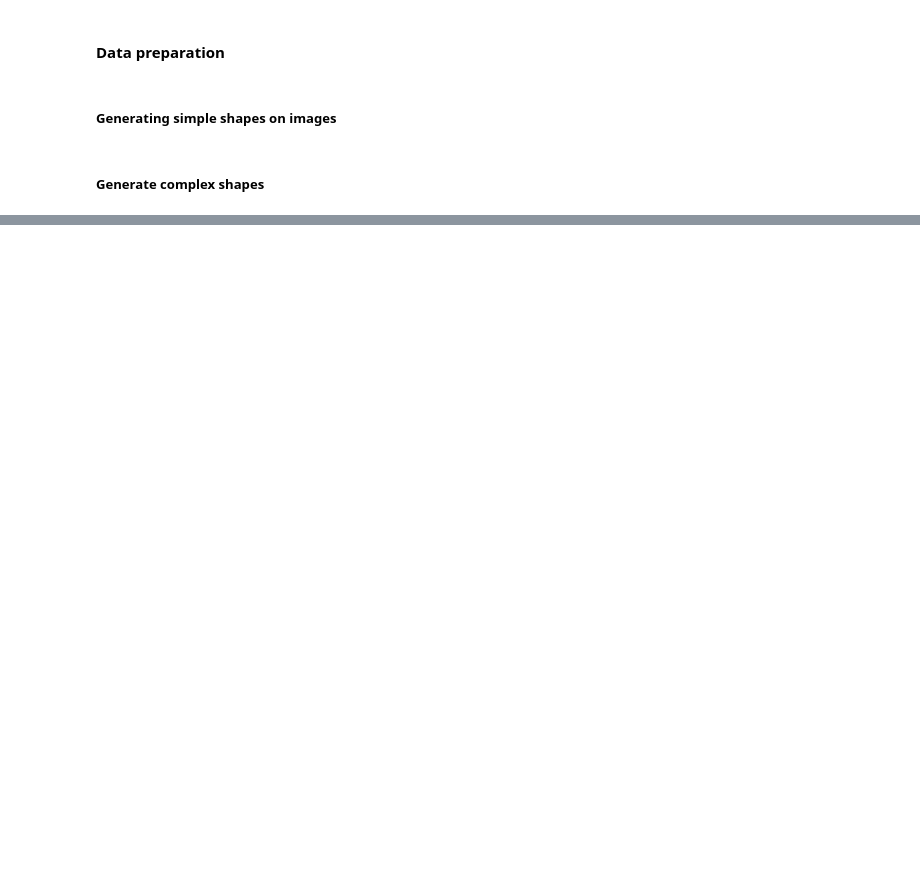
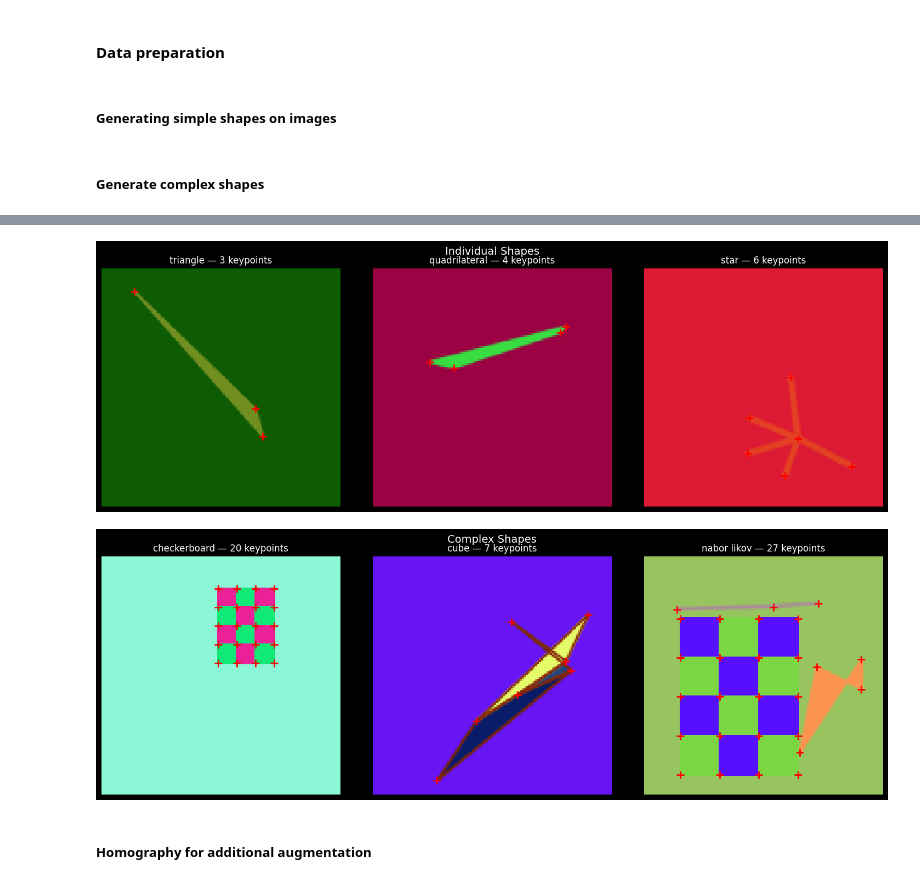
Before and after one commit to korunoskandrea/RV, a Jupyter notebook: vaja_02/detecting_points.ipynb, the cells around one changed output, grey strips where cells are left out. Drawn from its saved outputs; the diff is of its cells as text; code cells hidden in the pictures; blank space fills up the shorter version.

```diff
--- a/vaja_02/detecting_points.ipynb
+++ b/vaja_02/detecting_points.ipynb
@@ -13,20 +14,18 @@ def random_color() -> Tuple[int, int, int]:
     return random.randint(0, 255), random.randint(0, 255), random.randint(0, 255)
 
 
-def sufficient_contrast(c1: Tuple, c2: Tuple,
-                        threshold: int = 60) -> bool:  # checking if 2 colors are diff enough to be visible
+def sufficient_contrast(c1: Tuple, c2: Tuple, threshold: int = 60) -> bool:
     return sum(abs(int(a) - int(b)) for a, b in zip(c1, c2)) > threshold
 
 
-def contrasting_color(background_color: Tuple,
-                      threshold: int = 60) -> Tuple:  # generating a color that is diff enough with the bg colot
+def contrasting_color(background_color: Tuple, threshold: int = 60) -> Tuple:
     for _ in range(100):
         color = random_color()
         if sufficient_contrast(color, background_color, threshold):
             return color
     return tuple((x + 128) % 256 for x in background_color)
 # %%
-def drawing_triangle(image: np.ndarray, background_color: Tuple) -> List[Tuple[int, int]]:
+def draw_triangle(image: np.ndarray, background_color: Tuple) -> List[Tuple[int, int]]:
     height, width = image.shape[:2]
     points = [(random.randint(10, width - 10), random.randint(10, height - 10)) for _ in range(3)]
     point_array = np.array(points, dtype=np.int32)
@@ -55,7 +54,6 @@ def draw_star(image: np.ndarray, background_color: Tuple, min_dist: int = 15, ma
     outer = []
     attempts = 0
     while len(outer) < 5 and attempts < 200:
-        # Pick points within a radius around center instead of anywhere in image
         angle = random.uniform(0, 2 * np.pi)
         dist = random.randint(min_dist, max_dist)
         px = int(np.clip(centered_x + dist * np.cos(angle), 10, width - 10))
@@ -75,7 +73,7 @@ def draw_star(image: np.ndarray, background_color: Tuple, min_dist: int = 15, ma
 
 def add_gauss_noise(image: np.ndarray, std: float = None) -> np.ndarray:
     if std is None:
-        std = random.uniform(0.1, 0.3)
+        std = random.uniform(0.05, 0.15)
     noise = np.random.normal(0, std * 255, image.shape).astype(np.float32)
     noise = cv2.GaussianBlur(noise, (5, 5), 0)
     noisy = image.astype(np.float32) + noise
@@ -300,0 +269,62 @@ cube: success=False, keypoints=0
+# %%
+def visualize_individual_shapes(size: int = 128):
+    """Individual shapes: triangles, quadrilaterals, stars"""
+    shape_types = ['triangle', 'quadrilateral', 'star']
+
+    fig, axs = plt.subplots(1, 3, figsize=(15, 5))
+    fig.suptitle('Individual Shapes', fontsize=14)
+
+    for ax, shape in zip(axs, shape_types):
+        img, keypoints = generate_image(size=size, shapes=[shape])
+        img_rgb = cv2.cvtColor(img, cv2.COLOR_BGR2RGB)
+        ax.imshow(img_rgb)
+        for (x, y) in keypoints:
+            ax.plot(x, y, 'r+', markersize=10, markeredgewidth=2)
+        ax.set_title(f'{shape} — {len(keypoints)} keypoints')
+        ax.axis('off')
+
+    plt.tight_layout()
+    plt.show()
+
+
+def visualize_complex_shapes(size: int = 128):
+    """Complex shapes: checkerboard, cube, and all shapes combined"""
+    fig, axs = plt.subplots(1, 3, figsize=(15, 5))
+    fig.suptitle('Complex Shapes', fontsize=14)
+
+    # Checkerboard only
+    img1, kps1 = generate_image(size=size, shapes=['checkerboard'])
+    axs[0].imshow(cv2.cvtColor(img1, cv2.COLOR_BGR2RGB))
+    for (x, y) in kps1:
+        axs[0].plot(x, y, 'r+', markersize=10, markeredgewidth=2)
+    axs[0].set_title(f'checkerboard — {len(kps1)} keypoints')
+    axs[0].axis('off')
+
+    # Cube only
+    img2, kps2 = generate_image(size=size, shapes=['cube'])
+    axs[1].imshow(cv2.cvtColor(img2, cv2.COLOR_BGR2RGB))
+    for (x, y) in kps2:
+        axs[1].plot(x, y, 'r+', markersize=10, markeredgewidth=2)
+    axs[1].set_title(f'cube — {len(kps2)} keypoints')
+    axs[1].axis('off')
+
+    # All shapes combined (nabor likov)
+    img3, kps3 = generate_image(size=size, shapes=['checkerboard', 'cube', 'triangle', 'quadrilateral', 'star'])
+    axs[2].imshow(cv2.cvtColor(img3, cv2.COLOR_BGR2RGB))
+    for (x, y) in kps3:
+        axs[2].plot(x, y, 'r+', markersize=10, markeredgewidth=2)
+    axs[2].set_title(f'nabor likov — {len(kps3)} keypoints')
+    axs[2].axis('off')
+
+    plt.tight_layout()
+    plt.show()
+
+
+# Run both
+visualize_individual_shapes(128)
+visualize_complex_shapes(128)
+# %% [output]
+[figure, added]
+[figure, added]
+# %% [markdown]
+##### Homography for additional augmentation
```
Also changed, not shown: parts of 7 cells of this notebook.
